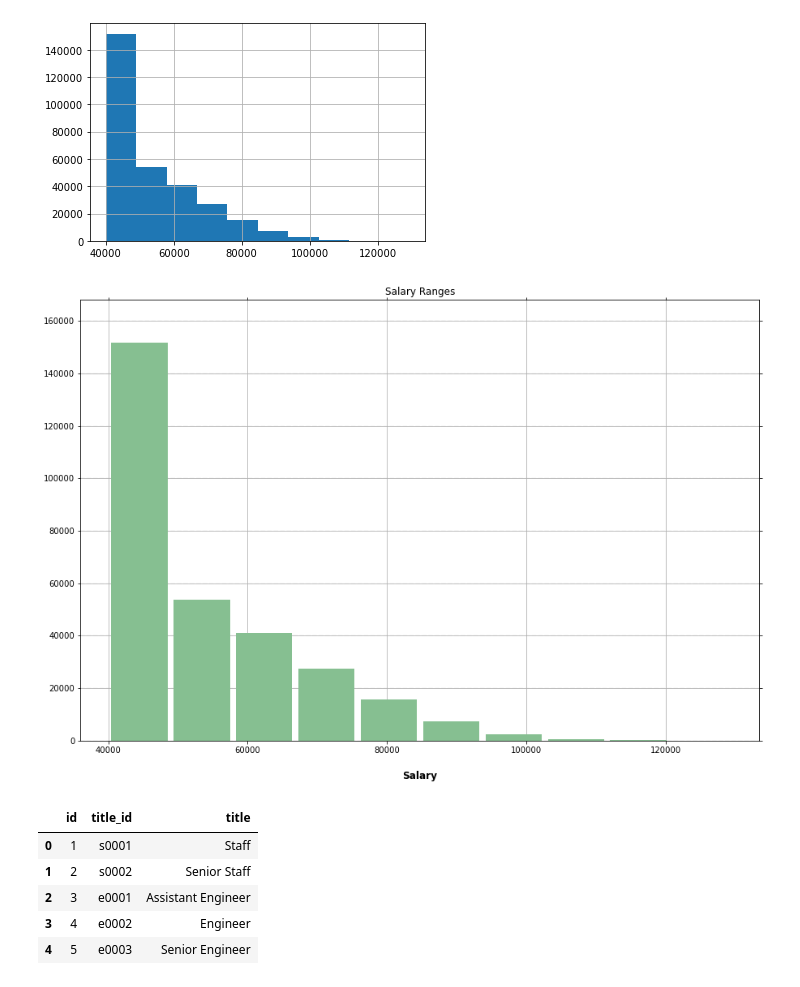
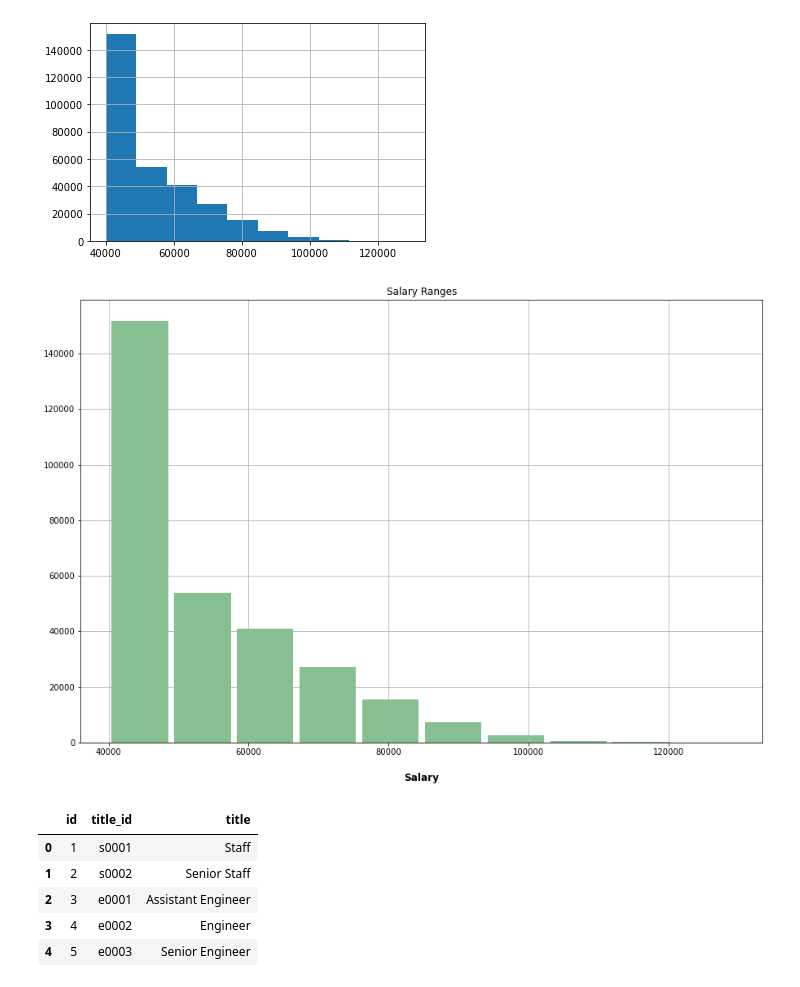
Before and after one commit to benwbarr/sql-challenge, a Jupyter notebook: Employee_dbBonus.ipynb, the cells around one changed output. Cells and saved outputs as stored; diff of their text form; code cells hidden in the pictures.

```diff
--- a/Employee_dbBonus.ipynb
+++ b/Employee_dbBonus.ipynb
@@ -41,25 +41,14 @@ salary_only.hist()
 <matplotlib.axes._subplots.AxesSubplot at 0x...>
 [figure]
 # %%
+# Histogram
 ax = salaries_data.hist(column='salary', bins=10, grid=True, figsize=(15,10), color='#86bf91', zorder=2, rwidth=0.9)
 
 ax = ax[0]
 for x in ax:
-
-    # Switch off ticks
-    x.tick_params(axis="both", which="both", bottom="off", top="off", labelbottom="on", left="off",
-                  right="off", labelleft="on")
-
-    # Draw horizontal axis lines
-    vals = x.get_yticks()
-    for tick in vals:
-        x.axhline(y=tick, linestyle='dashed', alpha=0.4, color='#eeeeee', zorder=1)
-
-    # Remove title
+    #labels
     x.set_title("Salary Ranges")
-
-    # Set x-axis label
-    x.set_xlabel("Salary", labelpad=20, weight='bold', size=12)
+    x.set_xlabel('Salary', labelpad=20, weight='bold', size=12)
 # %% [output]
-[figure, old version]
+[figure, new version]
 # %%
```
Also changed, not shown: parts of 5 cells of this notebook.
